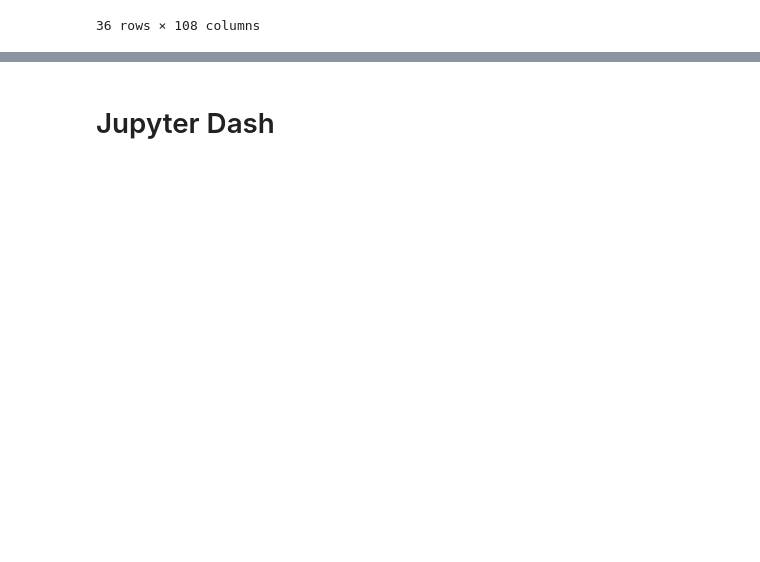
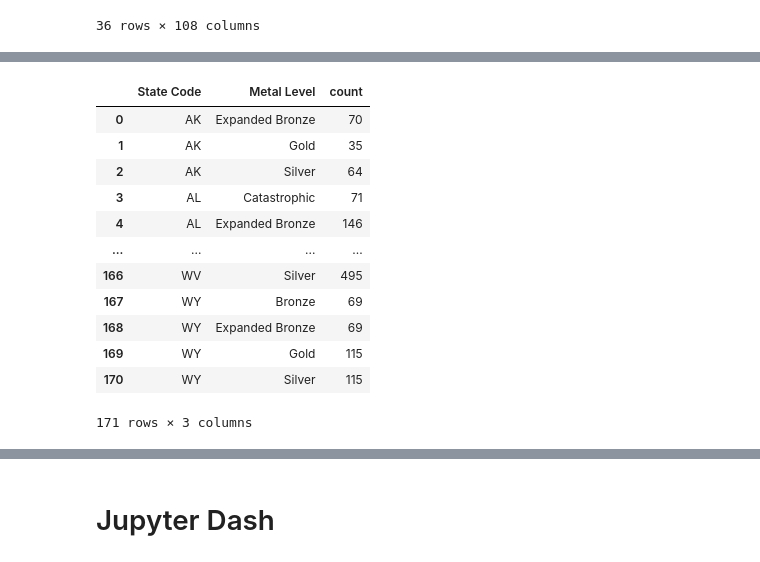
Before and after one commit to duyhho/Dynahealth-Backend, a Jupyter notebook: COVID-Visualization.ipynb, the cells around one changed output, grey strips where cells are left out. Drawn from its saved outputs; the diff is of its cells as text; code cells hidden in the pictures; blank space fills up the shorter version.

```diff
--- a/COVID-Visualization.ipynb
+++ b/COVID-Visualization.ipynb
@@ -218,2 +274,18 @@ pd.pivot_table(df_target, index=['State Code'], columns=["Metal Level"], values=
+# %%
+statemetal_dict[2021]
+# %% [output]
+|  | State Code | Metal Level | count |
+| 0 | AK | Expanded Bronze | 70 |
+| 1 | AK | Gold | 35 |
+| 2 | AK | Silver | 64 |
+| 3 | AL | Catastrophic | 71 |
+| 4 | AL | Expanded Bronze | 146 |
+| ... | ... | ... | ... |
+| 166 | WV | Silver | 495 |
+| 167 | WY | Bronze | 69 |
+| 168 | WY | Expanded Bronze | 69 |
+| 169 | WY | Gold | 115 |
+| 170 | WY | Silver | 115 |
+171 rows × 3 columns
 # %%
 '''
```
Also changed, not shown: parts of 18 cells of this notebook.
